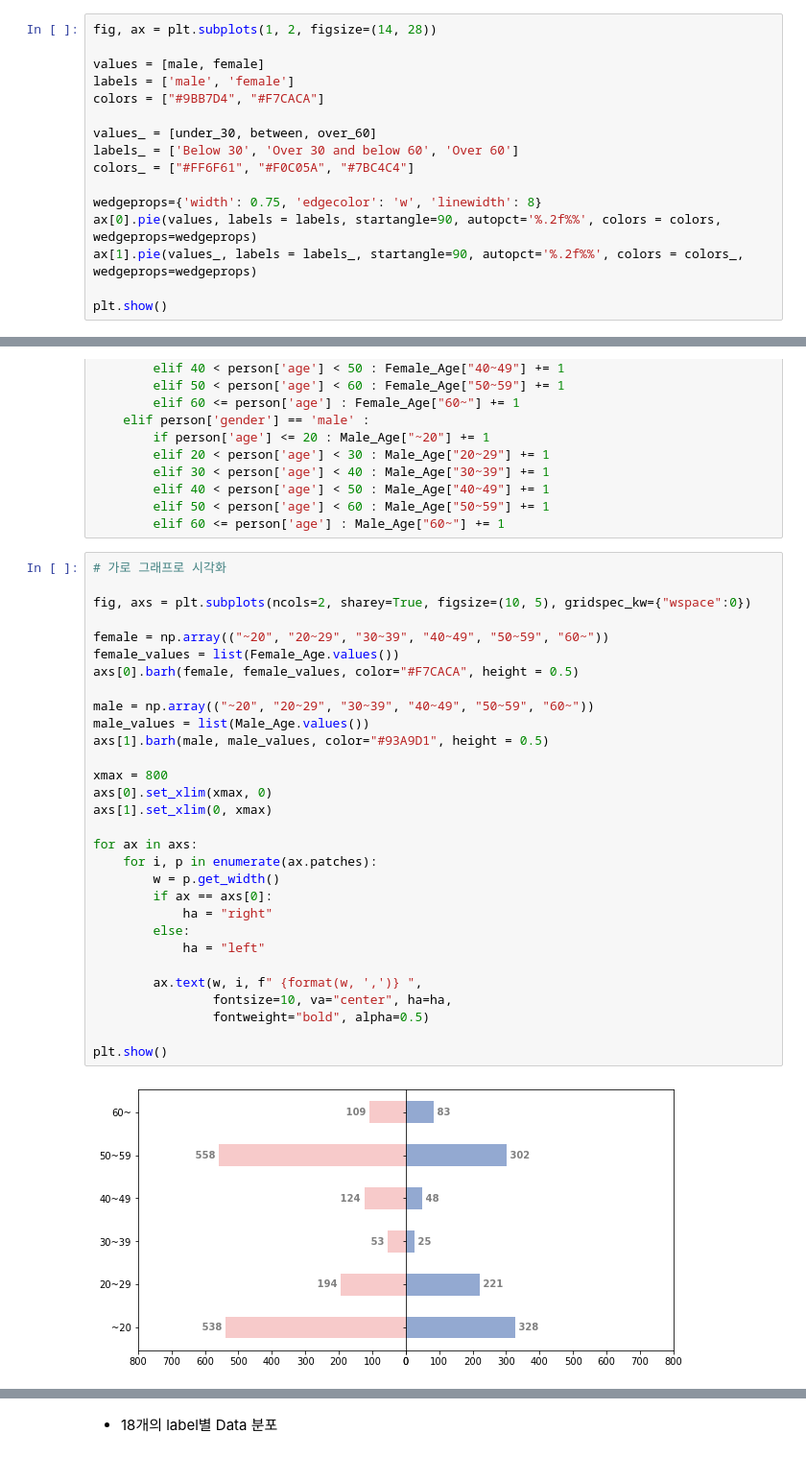
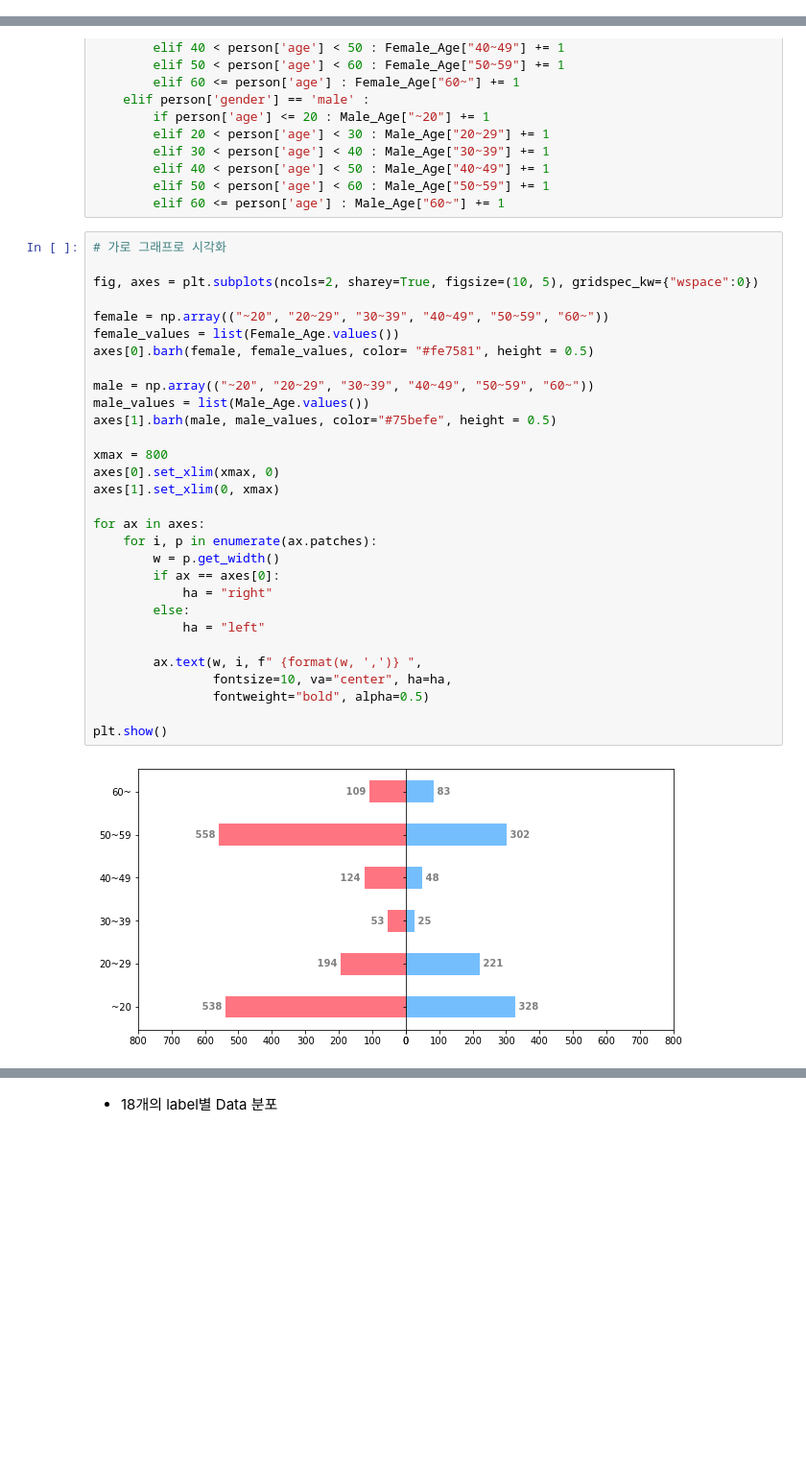
Before and after one commit to boostcampaitech4cv2/level1_imageclassification_cv-level1-cv-09, a Jupyter notebook: EDA.ipynb, the cells around one changed output, grey strips where cells are left out. Shown at 96% size. Saved outputs shown, nothing was run; the diff lists cells and outputs as text; blank space fills up the shorter version.

```diff
--- a/EDA.ipynb
+++ b/EDA.ipynb
@@ -104,18 +125,2 @@ plt.show()
 # %% [markdown]
 * Gender & Age
-# %%
-fig, ax = plt.subplots(1, 2, figsize=(14, 28))
-
-values = [male, female]
-labels = ['male', 'female']
-colors = ["#9BB7D4", "#F7CACA"]
-
-values_ = [under_30, between, over_60]
-labels_ = ['Below 30', 'Over 30 and below 60', 'Over 60']
-colors_ = ["#FF6F61", "#F0C05A", "#7BC4C4"]
-
-wedgeprops={'width': 0.75, 'edgecolor': 'w', 'linewidth': 8}
-ax[0].pie(values, labels = labels, startangle=90, autopct='%.2f%%', colors = colors, wedgeprops=wedgeprops)
-ax[1].pie(values_, labels = labels_, startangle=90, autopct='%.2f%%', colors = colors_, wedgeprops=wedgeprops)
-
-plt.show()
@@ -146,32 +174,32 @@ for idx in range(len(df)) :
 # %%
 # 가로 그래프로 시각화
 
-fig, axs = plt.subplots(ncols=2, sharey=True, figsize=(10, 5), gridspec_kw={"wspace":0})
+fig, axes = plt.subplots(ncols=2, sharey=True, figsize=(10, 5), gridspec_kw={"wspace":0})
 
 female = np.array(("~20", "20~29", "30~39", "40~49", "50~59", "60~"))
 female_values = list(Female_Age.values())
-axs[0].barh(female, female_values, color="#F7CACA", height = 0.5)
+axes[0].barh(female, female_values, color= "#fe7581", height = 0.5)
 
 male = np.array(("~20", "20~29", "30~39", "40~49", "50~59", "60~"))
 male_values = list(Male_Age.values())
-axs[1].barh(male, male_values, color="#93A9D1", height = 0.5)
+axes[1].barh(male, male_values, color="#75befe", height = 0.5)
 
 xmax = 800
-axs[0].set_xlim(xmax, 0)
-axs[1].set_xlim(0, xmax)
+axes[0].set_xlim(xmax, 0)
+axes[1].set_xlim(0, xmax)
 
-for ax in axs:
+for ax in axes:
     for i, p in enumerate(ax.patches):
         w = p.get_width()
-        if ax == axs[0]:
+        if ax == axes[0]:
             ha = "right"
         else:
             ha = "left"
 
         ax.text(w, i, f" {format(w, ',')} ",
                 fontsize=10, va="center", ha=ha,
                 fontweight="bold", alpha=0.5)
 
 plt.show()
 # %% [output]
-[figure, old version]
+[figure, new version]
```
Also changed, not shown: parts of 8 cells of this notebook.
